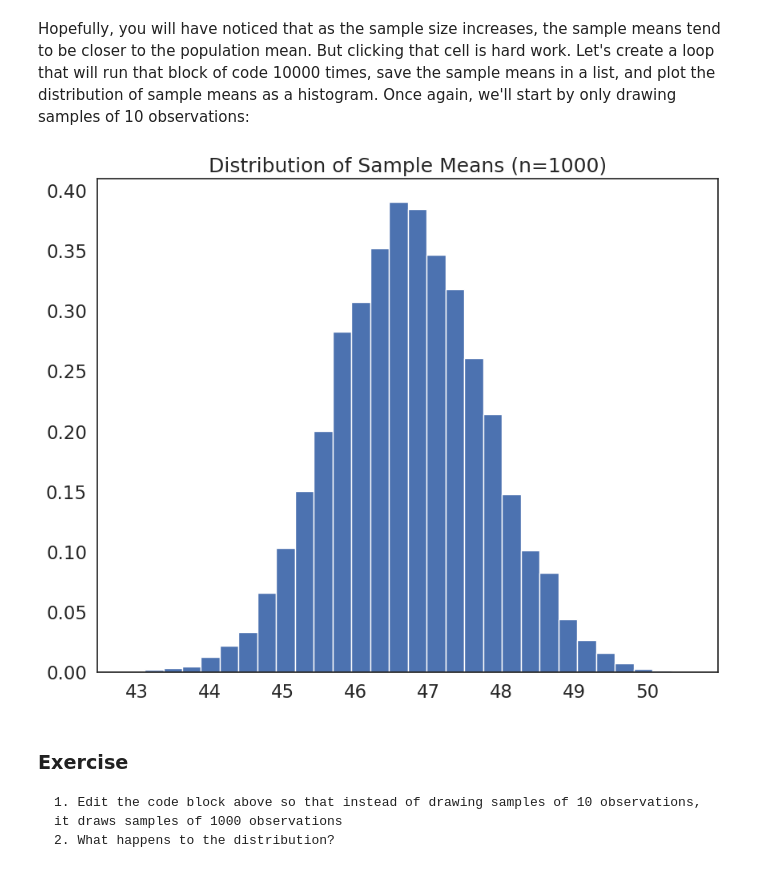
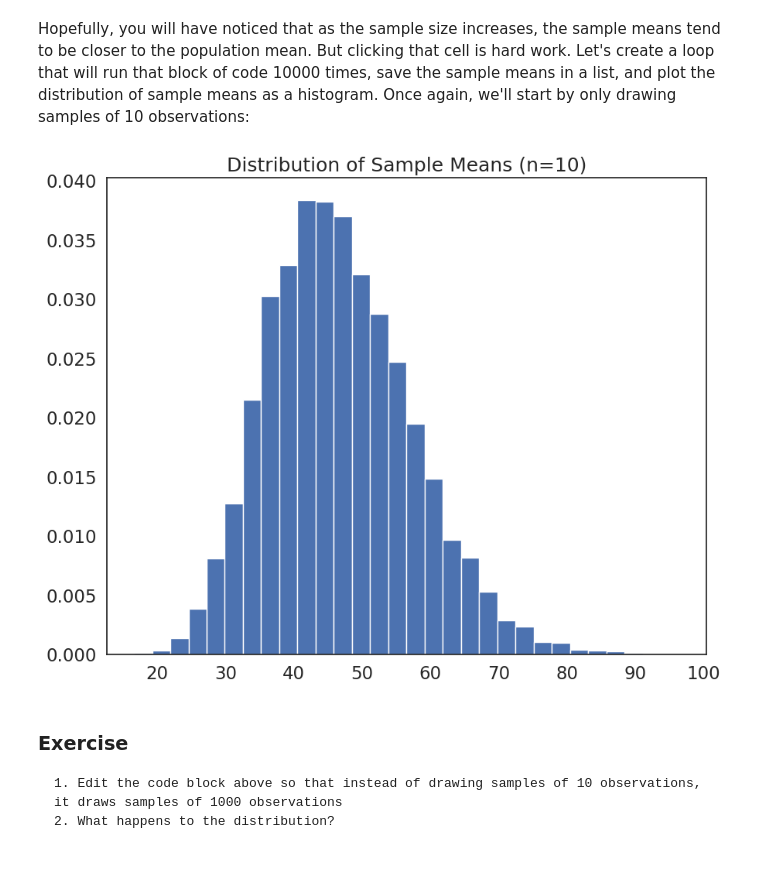
Before and after one commit to verdemarchi/QM2, a Jupyter notebook: notebooks/W05. Distributions and Basic Statistics.ipynb, the cells around one changed output. Saved outputs shown, nothing was run; the diff lists cells and outputs as text; code cells hidden in the pictures.

```diff
--- a/notebooks/W05. Distributions and Basic Statistics.ipynb
+++ b/notebooks/W05. Distributions and Basic Statistics.ipynb
@@ -169,3 +162,0 @@ education, state  and occupation are categorical
-# %%
-df['occupation']=df['occupation'].astype('category')
-df['occupation'].describe()
@@ -392,19 +359,19 @@ Hopefully, you will have noticed that as the sample size increases, the sample m
 # %%
 #create an empty list to store sample means
 sample_means=[]
 
-sample_size=1000
+sample_size=10
 # loop 10,000 times.
 for i in range(0,10000):
     sample= df['income'].sample(sample_size, replace=True) # draw a sample of 10 observations from the income variable, with replacement
     sample_mean=sample.mean() # calculate the mean of the sample
     sample_means.append(sample_mean) # append the sample mean to the list of sample means
 
 plt.hist(sample_means, bins=30, edgecolor='white', density=True) # plot a histogram of the sample means
 plt.title('Distribution of Sample Means (n={})'.format(sample_size)) # add a title
 plt.show()
 # %% [output]
-[figure, old version]
+[figure, new version]
 # %% [markdown]
 ### Exercise
 
```
Also changed, not shown: parts of 15 cells of this notebook.
